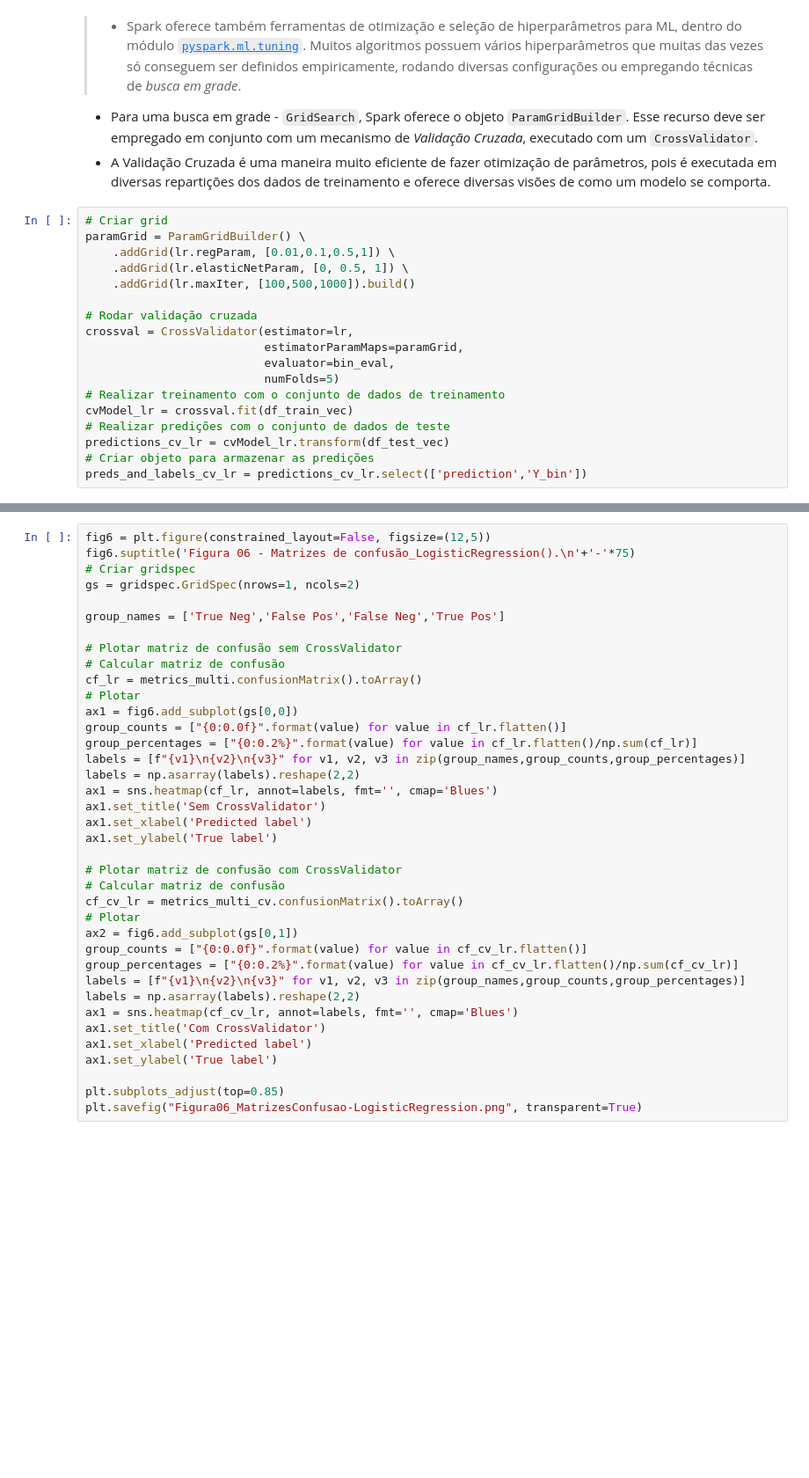
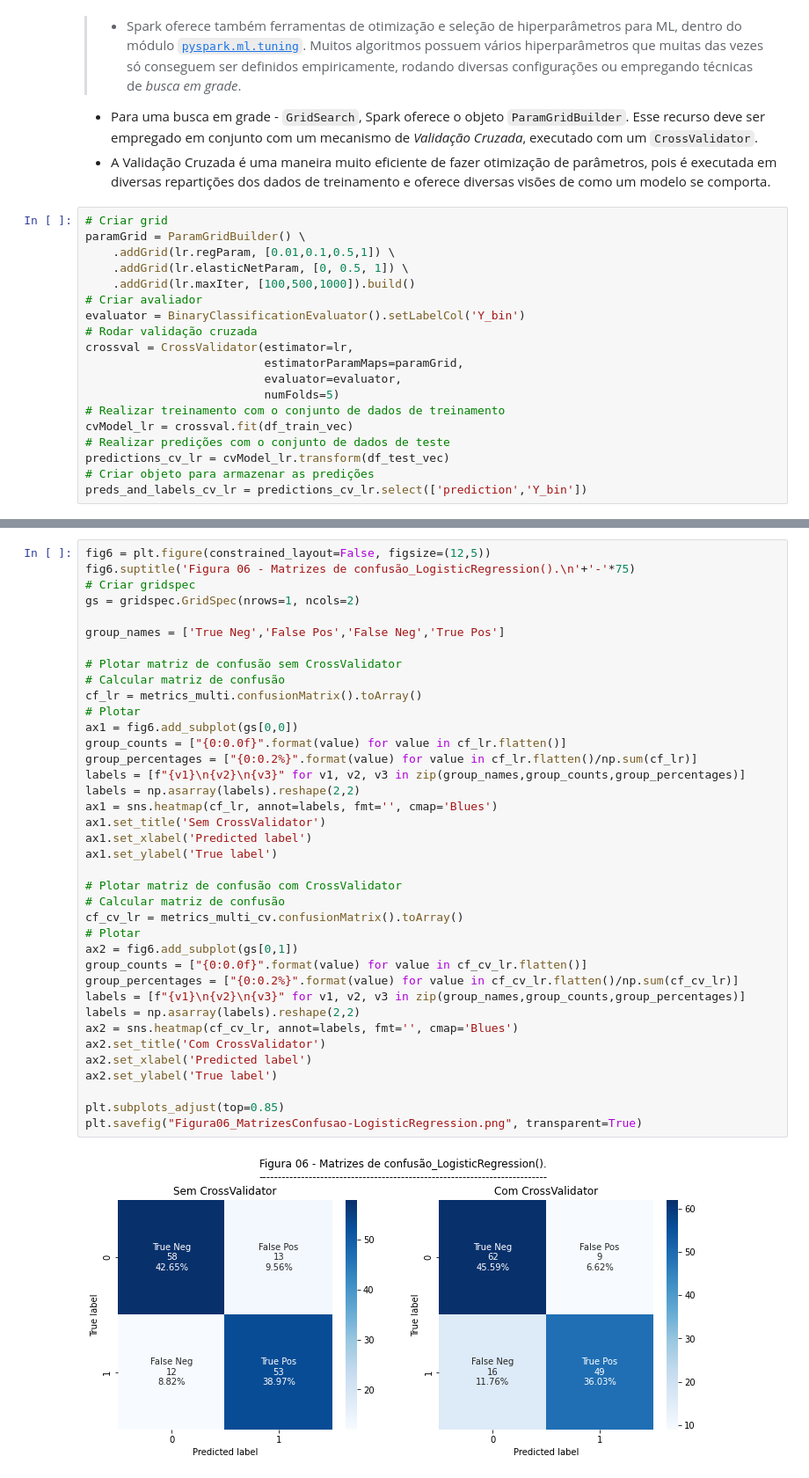
Before and after one commit to eduardojr-pereira/Tarefas_BigData, a Jupyter notebook: 03_Projeto de Disciplina/Projeto_de_Disciplina_BigData.ipynb, the cells around one changed output, grey strips where cells are left out. Shown at 88% size. Drawn from its saved outputs; the diff is of its cells as text; blank space fills up the shorter version.

```diff
--- a/03_Projeto de Disciplina/Projeto_de_Disciplina_BigData.ipynb
+++ b/03_Projeto de Disciplina/Projeto_de_Disciplina_BigData.ipynb
@@ -673,11 +962,12 @@ paramGrid = ParamGridBuilder() \
     .addGrid(lr.regParam, [0.01,0.1,0.5,1]) \
     .addGrid(lr.elasticNetParam, [0, 0.5, 1]) \
     .addGrid(lr.maxIter, [100,500,1000]).build()
-
+# Criar avaliador
+evaluator = BinaryClassificationEvaluator().setLabelCol('Y_bin')
 # Rodar validação cruzada
 crossval = CrossValidator(estimator=lr,
                           estimatorParamMaps=paramGrid,
-                          evaluator=bin_eval,
+                          evaluator=evaluator,
                           numFolds=5)
 # Realizar treinamento com o conjunto de dados de treinamento
 cvModel_lr = crossval.fit(df_train_vec)
@@ -704,34 +1000,36 @@ fig6.suptitle('Figura 06 - Matrizes de confusão_LogisticRegression().\n'+'-'*75
 gs = gridspec.GridSpec(nrows=1, ncols=2)
 
 group_names = ['True Neg','False Pos','False Neg','True Pos']
 
 # Plotar matriz de confusão sem CrossValidator
 # Calcular matriz de confusão
 cf_lr = metrics_multi.confusionMatrix().toArray()
 # Plotar
 ax1 = fig6.add_subplot(gs[0,0])
 group_counts = ["{0:0.0f}".format(value) for value in cf_lr.flatten()]
 group_percentages = ["{0:0.2%}".format(value) for value in cf_lr.flatten()/np.sum(cf_lr)]
 labels = [f"{v1}\n{v2}\n{v3}" for v1, v2, v3 in zip(group_names,group_counts,group_percentages)]
 labels = np.asarray(labels).reshape(2,2)
 ax1 = sns.heatmap(cf_lr, annot=labels, fmt='', cmap='Blues')
 ax1.set_title('Sem CrossValidator')
 ax1.set_xlabel('Predicted label')
 ax1.set_ylabel('True label')
 
 # Plotar matriz de confusão com CrossValidator
 # Calcular matriz de confusão
 cf_cv_lr = metrics_multi_cv.confusionMatrix().toArray()
 # Plotar
 ax2 = fig6.add_subplot(gs[0,1])
 group_counts = ["{0:0.0f}".format(value) for value in cf_cv_lr.flatten()]
 group_percentages = ["{0:0.2%}".format(value) for value in cf_cv_lr.flatten()/np.sum(cf_cv_lr)]
 labels = [f"{v1}\n{v2}\n{v3}" for v1, v2, v3 in zip(group_names,group_counts,group_percentages)]
 labels = np.asarray(labels).reshape(2,2)
-ax1 = sns.heatmap(cf_cv_lr, annot=labels, fmt='', cmap='Blues')
-ax1.set_title('Com CrossValidator')
-ax1.set_xlabel('Predicted label')
-ax1.set_ylabel('True label')
+ax2 = sns.heatmap(cf_cv_lr, annot=labels, fmt='', cmap='Blues')
+ax2.set_title('Com CrossValidator')
+ax2.set_xlabel('Predicted label')
+ax2.set_ylabel('True label')
 
 plt.subplots_adjust(top=0.85)
 plt.savefig("Figura06_MatrizesConfusao-LogisticRegression.png", transparent=True)
+# %% [output]
+[figure, added]
```
Also changed, not shown: parts of 24 cells of this notebook.
